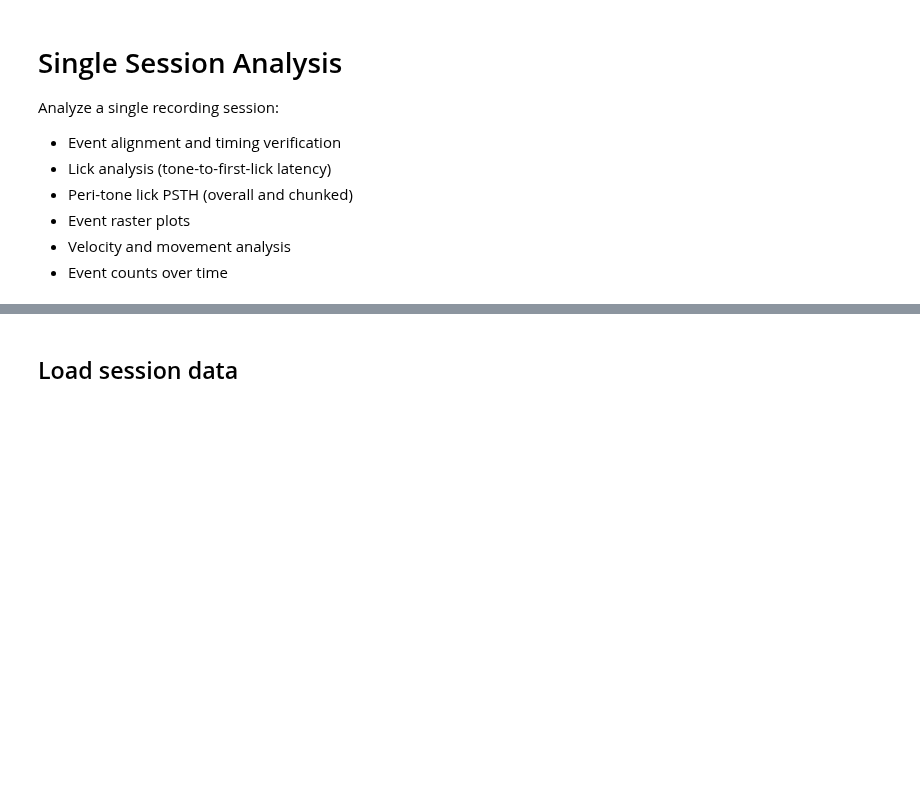
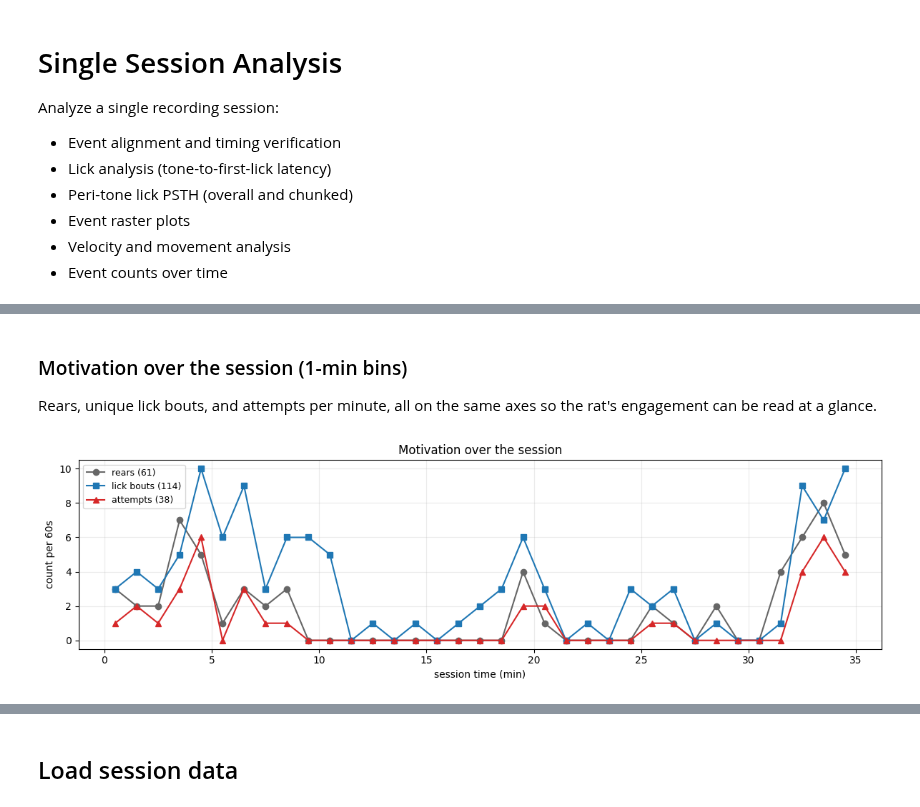
Before and after one commit to dysprague/CLIRB_analyses, a Jupyter notebook: single_session.ipynb, the cells around one changed output, grey strips where cells are left out. Saved outputs shown, nothing was run; the diff lists cells and outputs as text; code cells hidden in the pictures; blank space fills up the shorter version.

```diff
--- a/single_session.ipynb
+++ b/single_session.ipynb
@@ -31,0 +1090,36 @@ session = '2025_10_28_1'
+# %% [markdown]
+### Motivation over the session (1-min bins)
+
+Rears, unique lick bouts, and attempts per minute, all on the same axes so the
+rat's engagement can be read at a glance.
+# %%
+def _per_min(frames_arr, n_bins):
+    if len(frames_arr) == 0:
+        return np.zeros(n_bins)
+    edges = np.arange(n_bins + 1) * BIN_FR
+    counts, _ = np.histogram(np.asarray(frames_arr, dtype=int), bins=edges)
+    return counts.astype(float)
+
+_n_bins = int(np.ceil(n_frames / BIN_FR))
+_bin_min_centers = (np.arange(_n_bins) + 0.5) * BIN_S / 60.0
+
+rears_per_min      = _per_min(rear_start,        _n_bins)
+lick_bouts_per_min = _per_min(lick_bout_frames,  _n_bins)
+attempts_per_min   = _per_min(attempt_lick_frame, _n_bins)
+
+fig, ax = plt.subplots(figsize=(12, 3.6))
+ax.plot(_bin_min_centers, rears_per_min,      marker='o', lw=1.5,
+        color='#666',    label=f'rears ({int(rears_per_min.sum())})')
+ax.plot(_bin_min_centers, lick_bouts_per_min, marker='s', lw=1.5,
+        color='#1f77b4', label=f'lick bouts ({int(lick_bouts_per_min.sum())})')
+ax.plot(_bin_min_centers, attempts_per_min,   marker='^', lw=1.5,
+        color='#d62728', label=f'attempts ({int(attempts_per_min.sum())})')
+ax.set_xlabel('session time (min)')
+ax.set_ylabel(f'count per {BIN_S:.0f}s')
+ax.set_title('Motivation over the session')
+ax.grid(alpha=0.25)
+ax.legend(fontsize=9)
+fig.tight_layout()
+plt.show()
+# %% [output]
+[figure, added]
```
Also changed, not shown: parts of 57 cells of this notebook, 10 other files.
